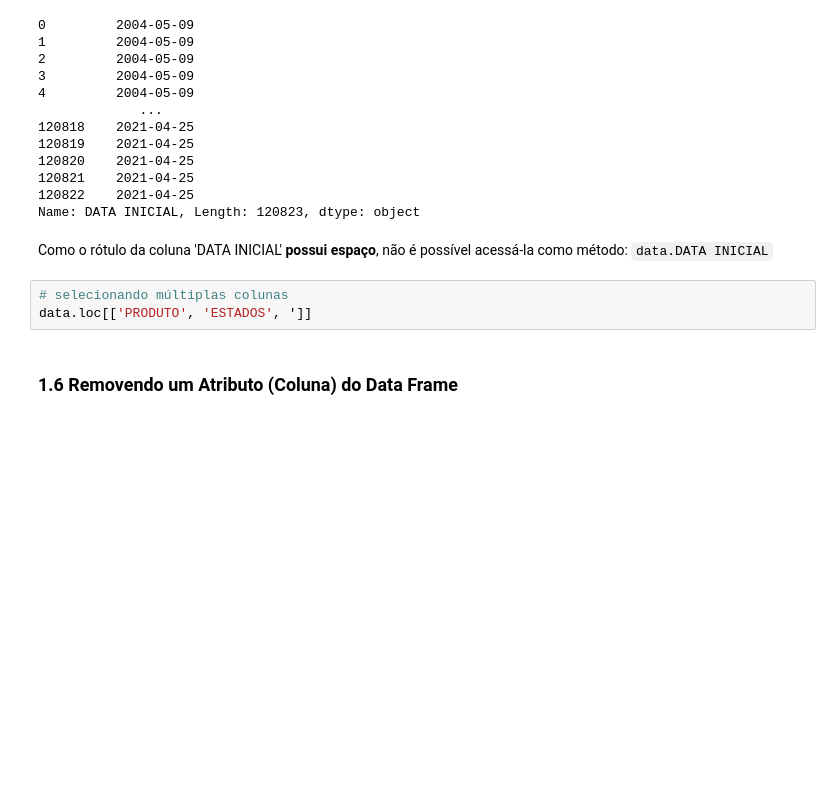
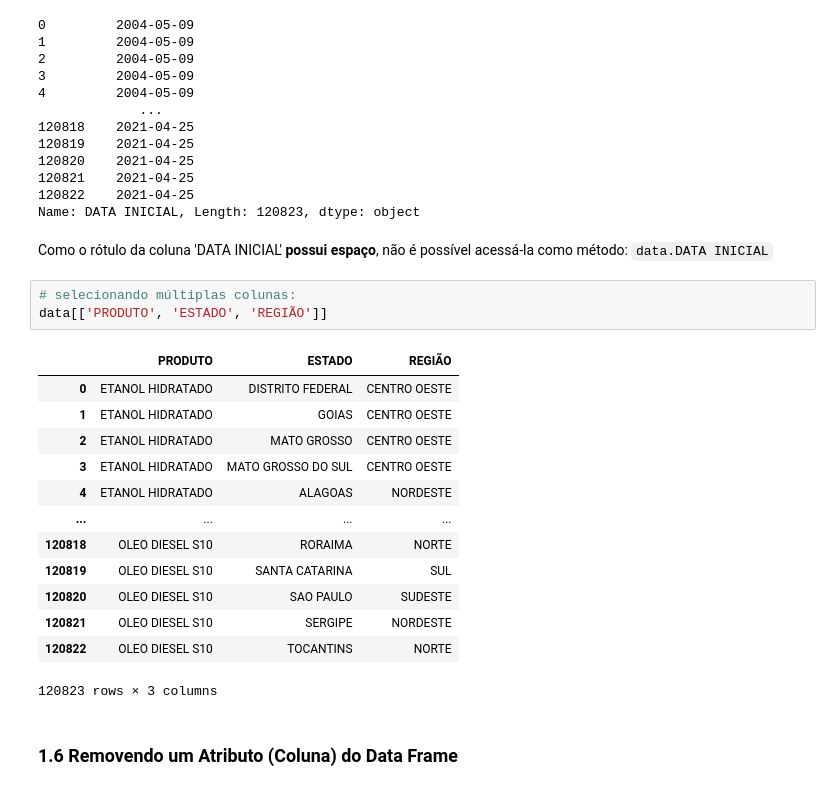
Before and after one commit to enzortorres/python, a Jupyter notebook: estudos/pandas/exercicios/manipulacao_de_dados_codigo_base.ipynb, the cells around one changed output. Saved outputs shown, nothing was run; the diff lists cells and outputs as text; blank space fills up the shorter version.

Commit message:
studying pandas how to remove columns

```diff
--- a/estudos/pandas/exercicios/manipulacao_de_dados_codigo_base.ipynb
+++ b/estudos/pandas/exercicios/manipulacao_de_dados_codigo_base.ipynb
@@ -946,8 +946,22 @@ Name: DATA INICIAL, Length: 120823, dtype: object
 # %% [markdown]
 Como o rótulo da coluna 'DATA INICIAL' **possui espaço**, não é possível acessá-la como método: `data.DATA INICIAL`
 # %%
-# selecionando múltiplas colunas
-data.loc[['PRODUTO', 'ESTADOS', ']]
+# selecionando múltiplas colunas:
+data[['PRODUTO', 'ESTADO', 'REGIÃO']]
+# %% [output]
+|  | PRODUTO | ESTADO | REGIÃO |
+| 0 | ETANOL HIDRATADO | DISTRITO FEDERAL | CENTRO OESTE |
+| 1 | ETANOL HIDRATADO | GOIAS | CENTRO OESTE |
+| 2 | ETANOL HIDRATADO | MATO GROSSO | CENTRO OESTE |
+| 3 | ETANOL HIDRATADO | MATO GROSSO DO SUL | CENTRO OESTE |
+| 4 | ETANOL HIDRATADO | ALAGOAS | NORDESTE |
+| ... | ... | ... | ... |
+| 120818 | OLEO DIESEL S10 | RORAIMA | NORTE |
+| 120819 | OLEO DIESEL S10 | SANTA CATARINA | SUL |
+| 120820 | OLEO DIESEL S10 | SAO PAULO | SUDESTE |
+| 120821 | OLEO DIESEL S10 | SERGIPE | NORDESTE |
+| 120822 | OLEO DIESEL S10 | TOCANTINS | NORTE |
+120823 rows × 3 columns
 # %% [markdown]
 ### 1.6 Removendo um Atributo (Coluna) do Data Frame
 # %% [markdown]
```
Also changed, not shown: parts of 6 cells of this notebook.
